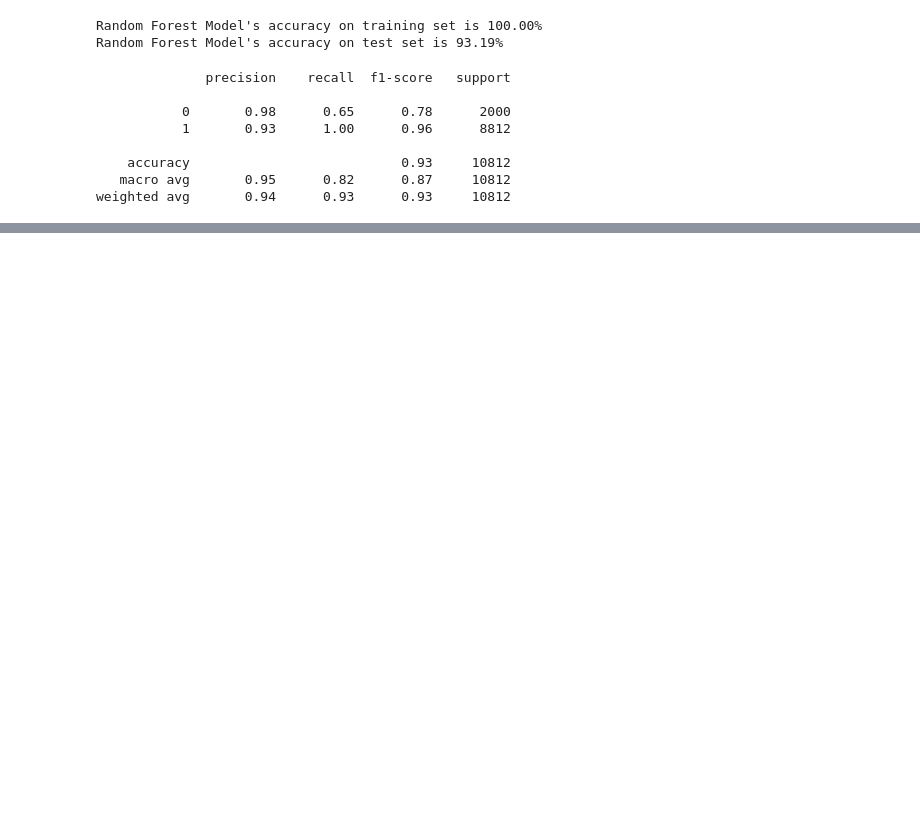
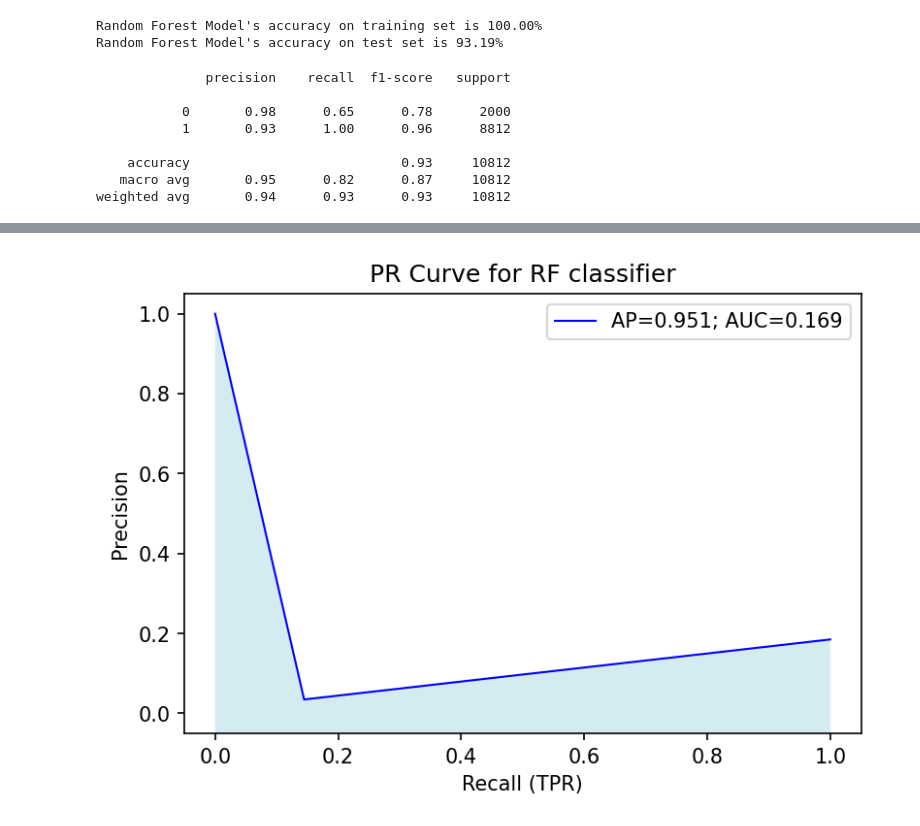
Before and after one commit to danielmendoza4213/motor_graders, a Jupyter notebook: all_dataset_rf_balanced.ipynb, the cells around one changed output, grey strips where cells are left out. Drawn from its saved outputs; the diff is of its cells as text; code cells hidden in the pictures; blank space fills up the shorter version.

```diff
--- a/all_dataset_rf_balanced.ipynb
+++ b/all_dataset_rf_balanced.ipynb
@@ -101,0 +154,21 @@ weighted avg       0.89      0.84      0.86     10812
+# %%
+from sklearn.metrics import precision_recall_curve, average_precision_score, auc
+# get precision and recall values
+precision, recall, thresholds = precision_recall_curve(y_test, y_pred_balanced, pos_label=0)
+# average precision score
+avg_precision = average_precision_score(y_test, y_pred_balanced)
+# precision auc
+pr_auc = auc(recall, precision)
+# plot
+plt.figure(dpi=150)
+plt.plot(recall, precision, lw=1, color='blue', label=f'AP={avg_precision:.3f}; AUC={pr_auc:.3f}')
+plt.fill_between(recall, precision, -1, facecolor='lightblue', alpha=0.5)
+plt.title('PR Curve for RF classifier')
+plt.xlabel('Recall (TPR)')
+plt.ylabel('Precision')
+plt.xlim([-0.05, 1.05])
+plt.ylim([-0.05, 1.05])
+plt.legend()
+plt.show()
+# %% [output]
+[figure, added]
```
Also changed, not shown: parts of 8 cells of this notebook.
